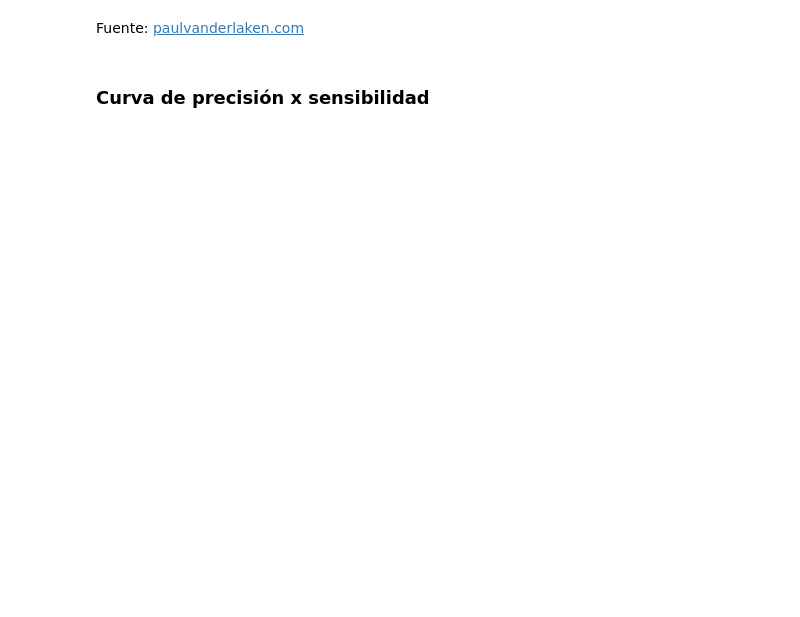
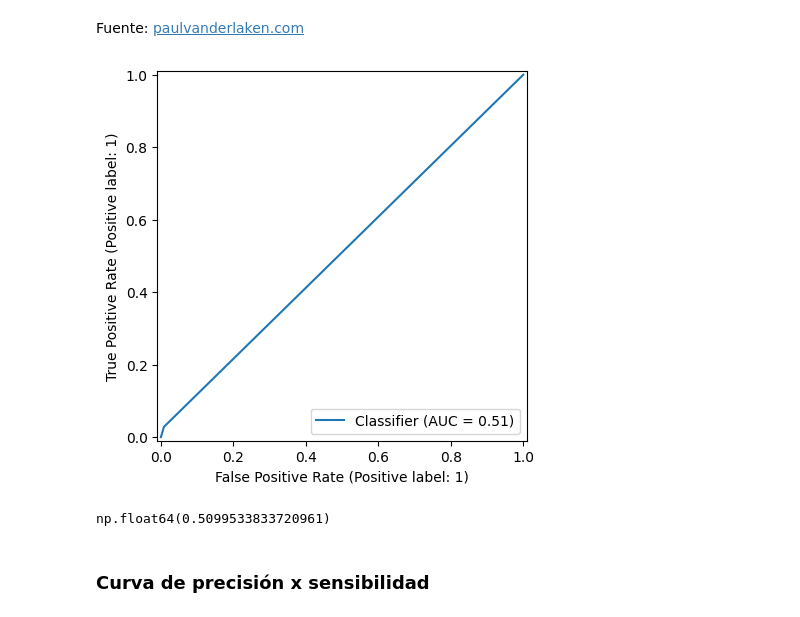
Before and after one commit to lukitasmois/2162-clasificacion-validacion-de-modelos-y-metricas, a Jupyter notebook: Clasificacion_validacion_y_metricas.ipynb, the cells around one changed output. Cells and saved outputs as stored; diff of their text form; code cells hidden in the pictures; blank space fills up the shorter version.

```diff
--- a/Clasificacion_validacion_y_metricas.ipynb
+++ b/Clasificacion_validacion_y_metricas.ipynb
@@ -186,0 +189,4 @@ Fuente: [paulvanderlaken.com](https://paulvanderlaken.com/2019/08/16/roc-auc-pre
+# %%
+RocCurveDisplay.from_predictions(y_val, y_predict);
+# %% [output]
+[figure, added]
@@ -187,3 +195,7 @@ Fuente: [paulvanderlaken.com](https://paulvanderlaken.com/2019/08/16/roc-auc-pre
+# %%
+roc_auc_score(y_val, y_predict)
+# %% [output]
+np.float64(0.5099533833720961)
 # %% [markdown]
 ### Curva de  precisión x sensibilidad
 # %%
```
Also changed, not shown: parts of 2 cells of this notebook.
